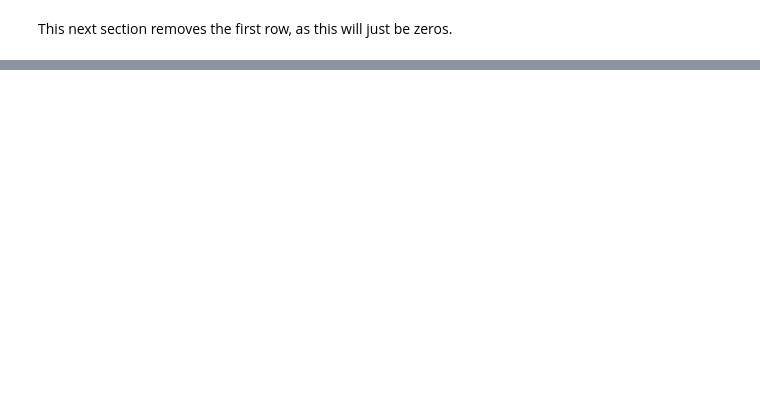
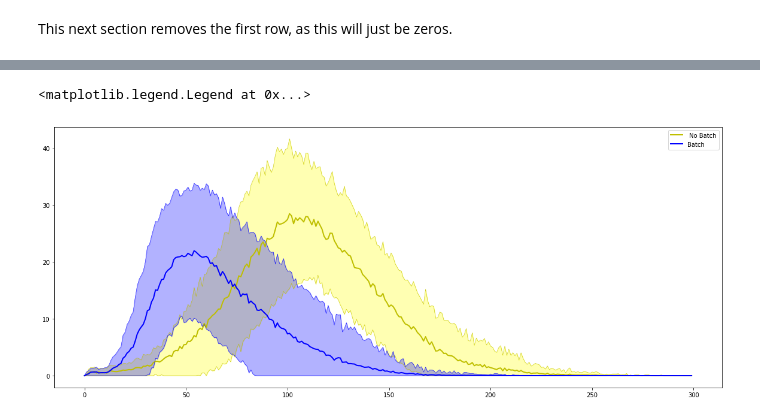
Before and after one commit to susiecant/FMD-RSG, a Jupyter notebook: UK Model Plots.ipynb, the cells around one changed output, grey strips where cells are left out. Cells and saved outputs as stored; diff of their text form; code cells hidden in the pictures; blank space fills up the shorter version.

Commit message:
plotting

```diff
--- a/UK Model Plots.ipynb
+++ b/UK Model Plots.ipynb
@@ -2669,7 +2659,7 @@ FarmMoveRange=k*(cattle+sheep)
 #FarmMoveRange=1.0*100*np.ones(len(cattle))/100000
 
 # quantities which are useful for ring cull
-#RingCull=1.0*3000
+RingCull=1.0*3000
 #RingCull=0
 
 # count_move2=0 #Number of movements
@@ -3376,16 +3408,27 @@ b = np.delete(b, (0), axis=0)
 # %%
-CumInfBatchVet = a
-maxCumInfBatchVet = np.amax(a,axis=0)
-minCumInfBatchVet = np.amin(a,axis=0)
-meanCumInfBatchVet = np.mean(a,axis=0)
-sdCumInfBatchVet = np.std(a,axis=0)
+CumInfNoBatchVet = a2
+maxCumInfNoBatchVet = np.amax(a2,axis=0)
+minCumInfNoBatchVet = np.amin(a2,axis=0)
+meanCumInfNoBatchVet = np.mean(a2,axis=0)
+sdCumInfNoBatchVet = np.std(a2,axis=0)
 
-InfBatchVet = b
-maxInfBatchVet = np.amax(b,axis=0)
-minInfBatchVet = np.amin(b,axis=0)
-meanInfBatchVet = np.mean(b,axis=0)
-sdInfBatchVet = np.std(b,axis=0)
+InfNoBatchVet = b2
+maxInfNoBatchVet = np.amax(b2,axis=0)
+minInfNoBatchVet = np.amin(b2,axis=0)
+meanInfNoBatchVet = np.mean(b2,axis=0)
+sdInfNoBatchVet = np.std(b2,axis=0)
 
+CumInfBatchVet = a1
+maxCumInfBatchVet = np.amax(a1,axis=0)
+minCumInfBatchVet = np.amin(a1,axis=0)
+meanCumInfBatchVet = np.mean(a1,axis=0)
+sdCumInfBatchVet = np.std(a1,axis=0)
+
+InfBatchVet = b1
+maxInfBatchVet = np.amax(b1,axis=0)
+minInfBatchVet = np.amin(b1,axis=0)
+meanInfBatchVet = np.mean(b1,axis=0)
+sdInfBatchVet = np.std(b1,axis=0)
 UK2001Inf = [  0.,   0.,   0.,   0.,   0.,   0.,   0.,   0.,   0.,   0.,   0., #2001 Cumulative data
          8.,  11.,  12.,  12.,  15.,  19.,  26.,  34.,  38.,  47.,  52.,
         61.,  66.,  75.,  81.,  89.,  91., 101., 120., 146., 164., 176.,
@@ -3414,3 +3457,18 @@ UK2001Inf = [  0.,   0.,   0.,   0.,   0.,   0.,   0.,   0.,   0.,   0.,   0., #
        892., 892., 892., 892., 892., 892., 892., 892., 892., 892., 892.,
        892., 892., 892., 892., 892., 892., 892., 892., 892., 892., 892.,
        892., 892., 892., 892., 892., 892., 892., 892.]
+# %%
+plt.figure(figsize = (20,8))
+t = np.linspace(0, 299, 300)
+plt.plot(t, meanInfNoBatchVet, 'y', lw=2, label =' No Batch')
+plt.plot(t, meanInfNoBatchVet+sdInfNoBatchVet, 'y', lw=0.5)
+plt.plot(t, np.maximum(meanInfNoBatchVet-sdInfNoBatchVet,np.zeros(300)), 'y', lw=0.5)
+plt.fill_between(t, meanInfNoBatchVet+sdInfNoBatchVet, np.maximum(meanInfNoBatchVet-sdInfNoBatchVet,0), 1, alpha=0.3, color = 'yellow')
+plt.plot(t, meanInfBatchVet, 'b', lw=2, label = 'Batch')
+plt.plot(t, meanInfBatchVet+sdInfBatchVet, 'b', lw=0.5)
+plt.plot(t, np.maximum(meanInfBatchVet-sdInfBatchVet, 0), 'b', lw=0.5)
+plt.fill_between(t, meanInfBatchVet+sdInfBatchVet, np.maximum(meanInfBatchVet-sdInfBatchVet,0), 1, alpha=0.3, color = 'blue')
+plt.legend()
+# %% [output]
+<matplotlib.legend.Legend at 0x...>
+[figure, added]
```
Also changed, not shown: parts of 23 cells of this notebook.
